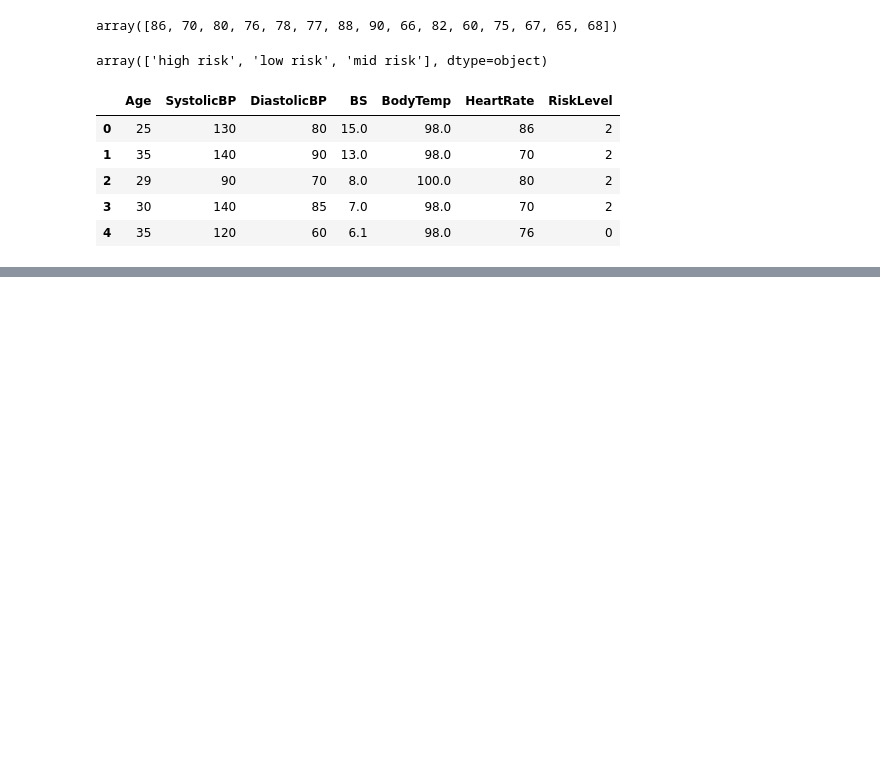
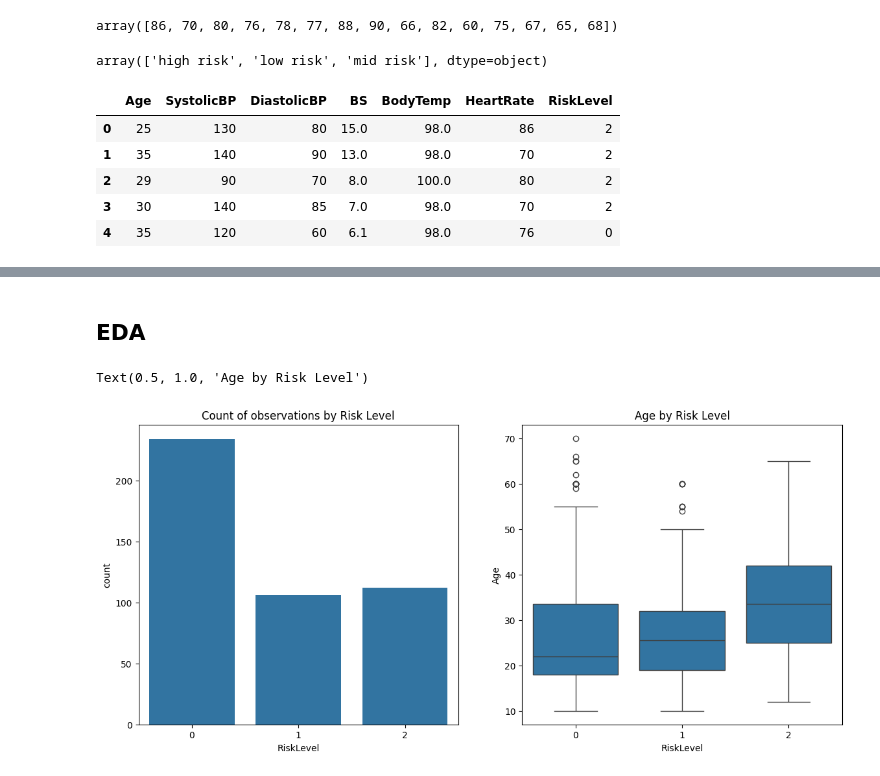
Before and after one commit to sankajithdjinasena/Maternal_Health_Risk_Model, a Jupyter notebook: script.ipynb, the cells around one changed output, grey strips where cells are left out. Drawn from its saved outputs; the diff is of its cells as text; code cells hidden in the pictures; blank space fills up the shorter version.

```diff
--- a/script.ipynb
+++ b/script.ipynb
@@ -166,0 +186,13 @@ Name: count, dtype: int64
+# %% [markdown]
+## **EDA**
+# %%
+fig, axes = plt.subplots(nrows=1,ncols=2, figsize=(14,6))
+
+sns.countplot(ax=axes[0], x=df.RiskLevel)
+axes[0].set_title("Count of observations by Risk Level")
+
+sns.boxplot(ax=axes[1], x=df.RiskLevel, y=df.Age)
+axes[1].set_title("Age by Risk Level")
+# %% [output]
+Text(0.5, 1.0, 'Age by Risk Level')
+[figure, added]
```
Also changed, not shown: parts of 27 cells of this notebook, 1 other file.
